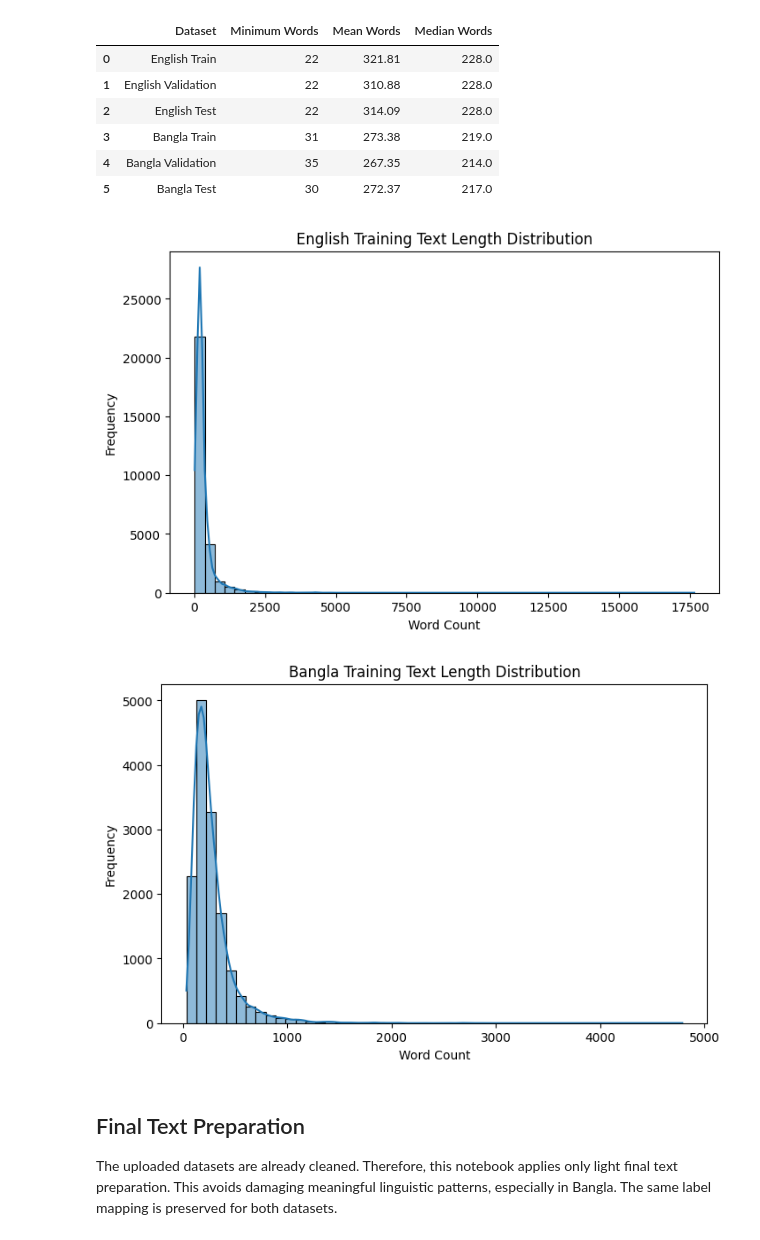
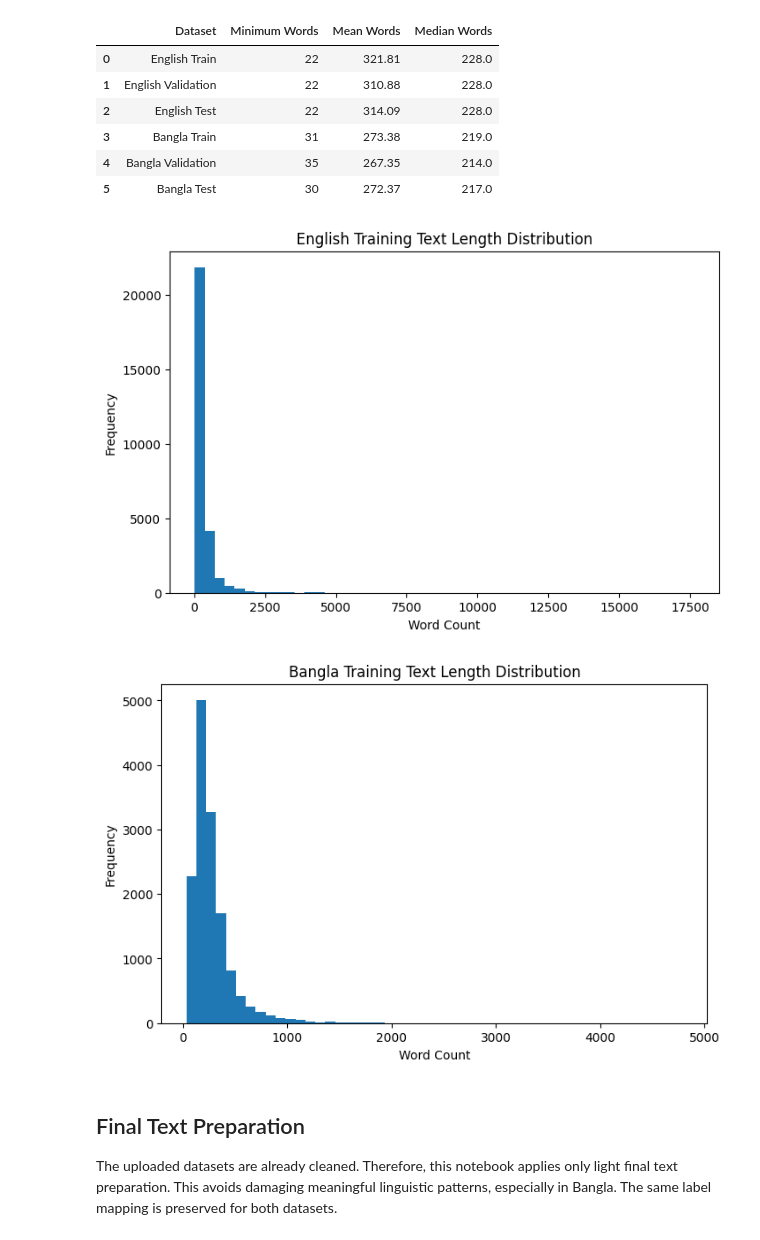
Before and after one commit to rahadul231/Fake-News-Detection-in-English-and-Bangla, a Jupyter notebook: fake-news-detection-in-english-and-bangla.ipynb, the cells around one changed output. Saved outputs shown, nothing was run; the diff lists cells and outputs as text; code cells hidden in the pictures.

Commit message:
Kaggle Notebook | Fake News Detection in English and Bangla | Version 12

```diff
--- a/fake-news-detection-in-english-and-bangla.ipynb
+++ b/fake-news-detection-in-english-and-bangla.ipynb
@@ -171,12 +169,12 @@ import zipfile
 from pathlib import Path
 
 required_files = {
-    "english_train": "english_train.csv",
-    "english_validation": "english_validation.csv",
-    "english_test": "english_test.csv",
-    "bangla_train": "bangla_train.csv",
-    "bangla_validation": "bangla_validation.csv",
-    "bangla_test": "bangla_test.csv"
+    "english_train": "english train.csv",
+    "english_validation": "english validation.csv",
+    "english_test": "english test.csv",
+    "bangla_train": "bangla train.csv",
+    "bangla_validation": "bangla validation.csv",
+    "bangla_test": "bangla test.csv"
 }
 
 search_roots = [
@@ -194,8 +192,10 @@ for root in list(search_roots):
         for zip_path in root.rglob("*.zip"):
             try:
                 with zipfile.ZipFile(zip_path, "r") as zf:
-                    zip_names = [Path(name).name for name in zf.namelist()]
-                    if all(file_name in zip_names for file_name in required_files.values()):
+                    zip_names = [Path(name).name.lower().strip() for name in zf.namelist()]
+                    required_names = [file_name.lower().strip() for file_name in required_files.values()]
+
+                    if all(file_name in zip_names for file_name in required_names):
                         zf.extractall(extraction_dir)
                         print(f"Extracted dataset ZIP: {zip_path}")
                         search_roots.append(extraction_dir)
@@ -208,8 +208,10 @@ found_paths = {}
 for root in search_roots:
     if root.exists():
         for path in root.rglob("*.csv"):
+            current_name = path.name.lower().strip()
+
             for key, required_name in required_files.items():
-                if path.name == required_name and key not in found_paths:
+                if current_name == required_name.lower().strip() and key not in found_paths:
                     found_paths[key] = str(path)
 
 print("Found dataset files:")
@@ -939,24 +962,24 @@ display(word_count_summary)
 | 4 | Bangla Validation | 35 | 267.35 | 214.0 |
 | 5 | Bangla Test | 30 | 272.37 | 217.0 |
 # %%
-# Step 16: Text Length Visualization
+# Step 19: Text Length Visualization
 
 plt.figure(figsize=(8, 5))
-sns.histplot(english_train["word_count"], bins=50, kde=True)
+plt.hist(english_train["word_count"].dropna(), bins=50)
 plt.title("English Training Text Length Distribution")
 plt.xlabel("Word Count")
 plt.ylabel("Frequency")
 plt.show()
 
 plt.figure(figsize=(8, 5))
-sns.histplot(bangla_train["word_count"], bins=50, kde=True)
+plt.hist(bangla_train["word_count"].dropna(), bins=50)
 plt.title("Bangla Training Text Length Distribution")
 plt.xlabel("Word Count")
 plt.ylabel("Frequency")
 plt.show()
 # %% [output]
-[figure, old version]
+[figure, new version]
-[figure, old version]
+[figure, new version]
 # %% [markdown]
 ## Final Text Preparation
 
```
Also changed, not shown: parts of 82 cells of this notebook.
